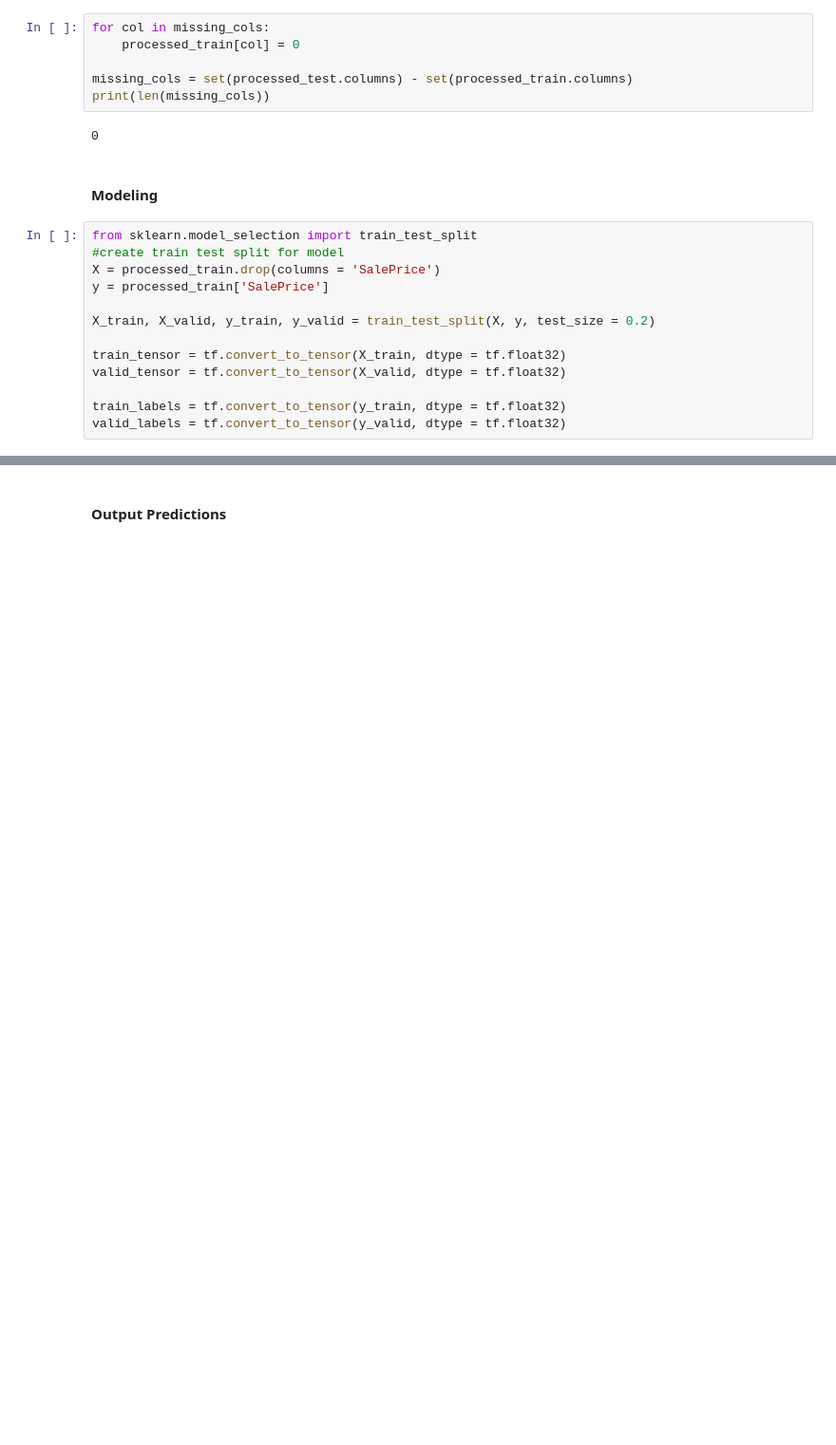
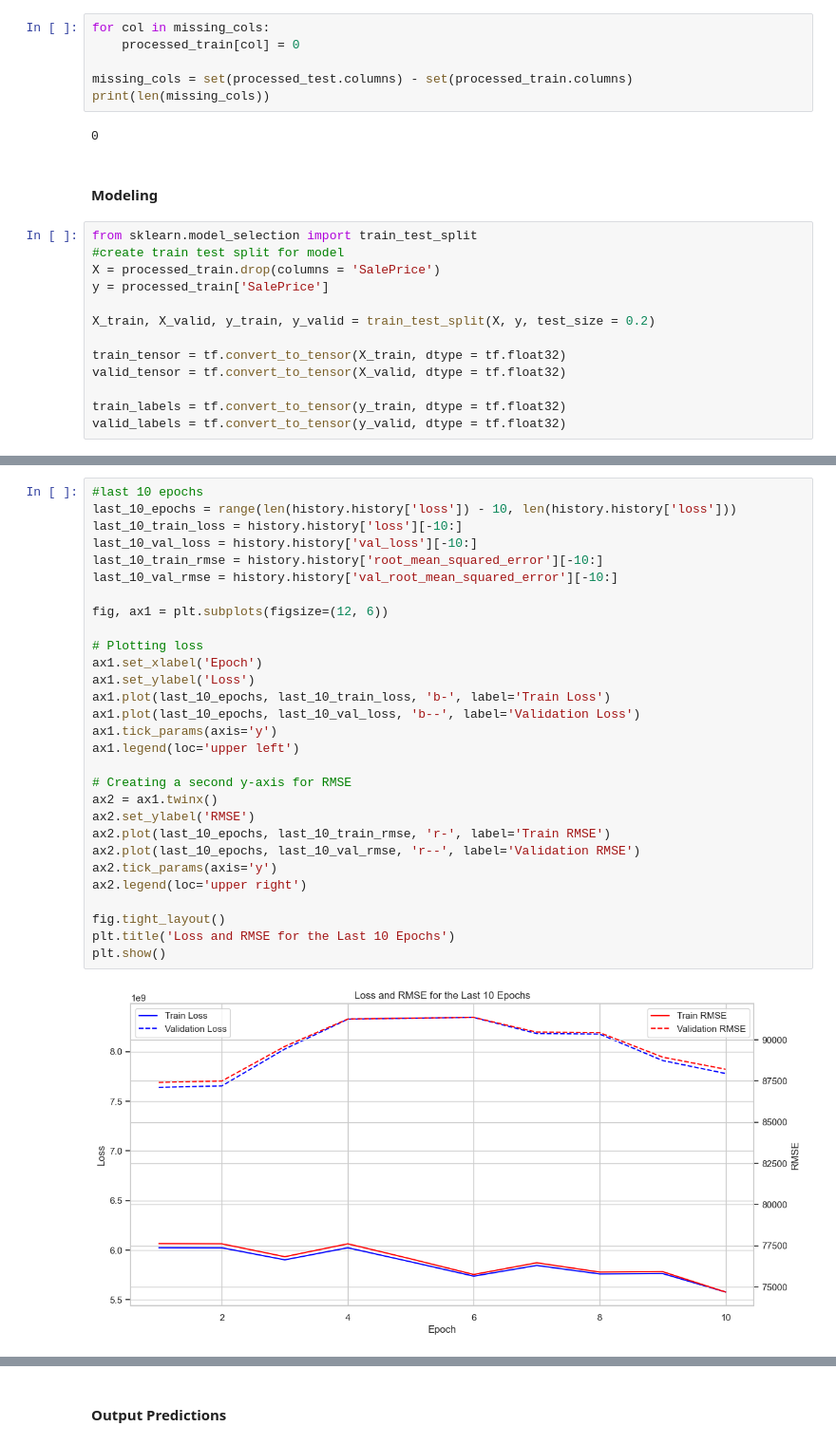
Before and after one commit to PrelaunchZeus2/Kaggle-Challenges, a Jupyter notebook: House Prices/NN_houseprices.ipynb, the cells around one changed output, grey strips where cells are left out. Shown at 95% size. Saved outputs shown, nothing was run; the diff lists cells and outputs as text; blank space fills up the shorter version.

```diff
--- a/House Prices/NN_houseprices.ipynb
+++ b/House Prices/NN_houseprices.ipynb
@@ -272,0 +309,31 @@ plt.show()
+# %%
+#last 10 epochs
+last_10_epochs = range(len(history.history['loss']) - 10, len(history.history['loss']))
+last_10_train_loss = history.history['loss'][-10:]
+last_10_val_loss = history.history['val_loss'][-10:]
+last_10_train_rmse = history.history['root_mean_squared_error'][-10:]
+last_10_val_rmse = history.history['val_root_mean_squared_error'][-10:]
+
+fig, ax1 = plt.subplots(figsize=(12, 6))
+
+# Plotting loss
+ax1.set_xlabel('Epoch')
+ax1.set_ylabel('Loss')
+ax1.plot(last_10_epochs, last_10_train_loss, 'b-', label='Train Loss')
+ax1.plot(last_10_epochs, last_10_val_loss, 'b--', label='Validation Loss')
+ax1.tick_params(axis='y')
+ax1.legend(loc='upper left')
+
+# Creating a second y-axis for RMSE
+ax2 = ax1.twinx()
+ax2.set_ylabel('RMSE')
+ax2.plot(last_10_epochs, last_10_train_rmse, 'r-', label='Train RMSE')
+ax2.plot(last_10_epochs, last_10_val_rmse, 'r--', label='Validation RMSE')
+ax2.tick_params(axis='y')
+ax2.legend(loc='upper right')
+
+fig.tight_layout()
+plt.title('Loss and RMSE for the Last 10 Epochs')
+plt.show()
+# %% [output]
+[figure, added]
```
Also changed, not shown: parts of 8 cells of this notebook, 1 other file.
